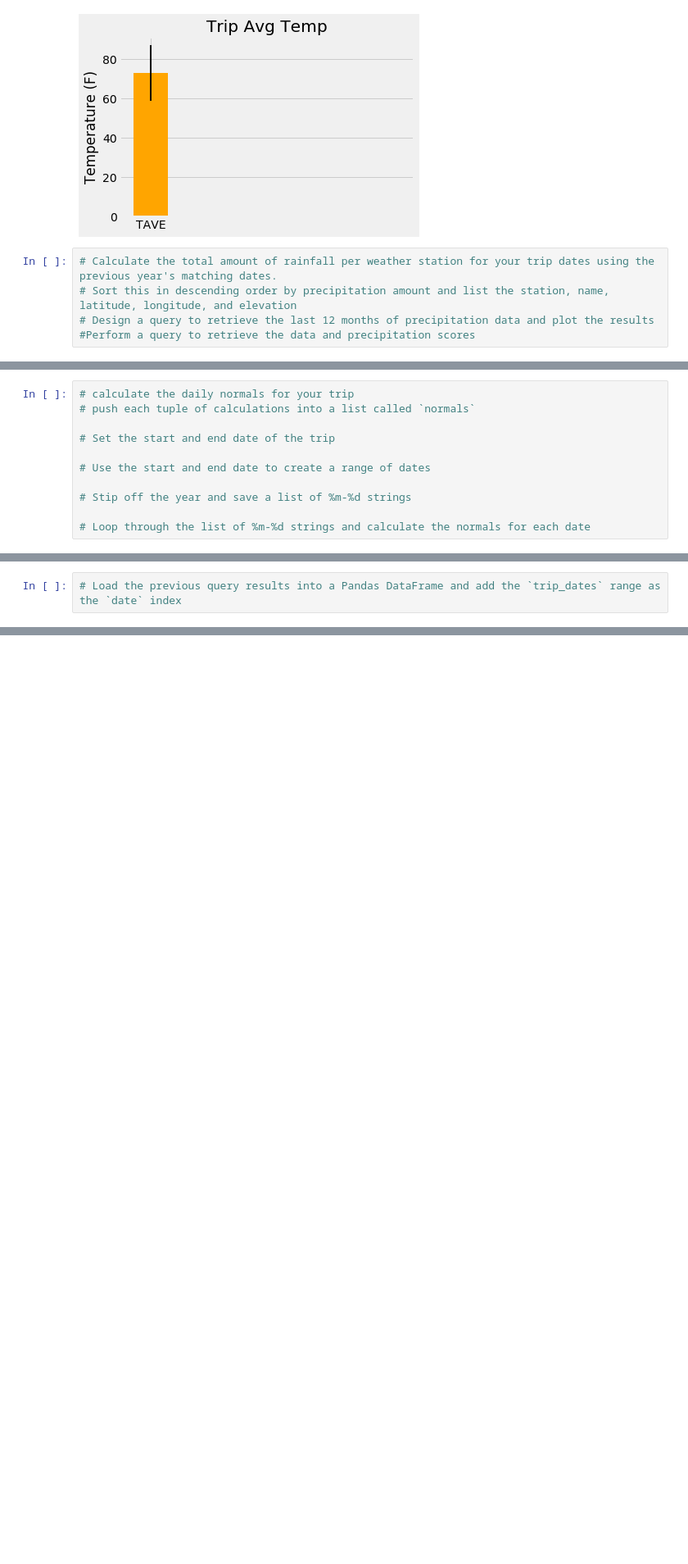
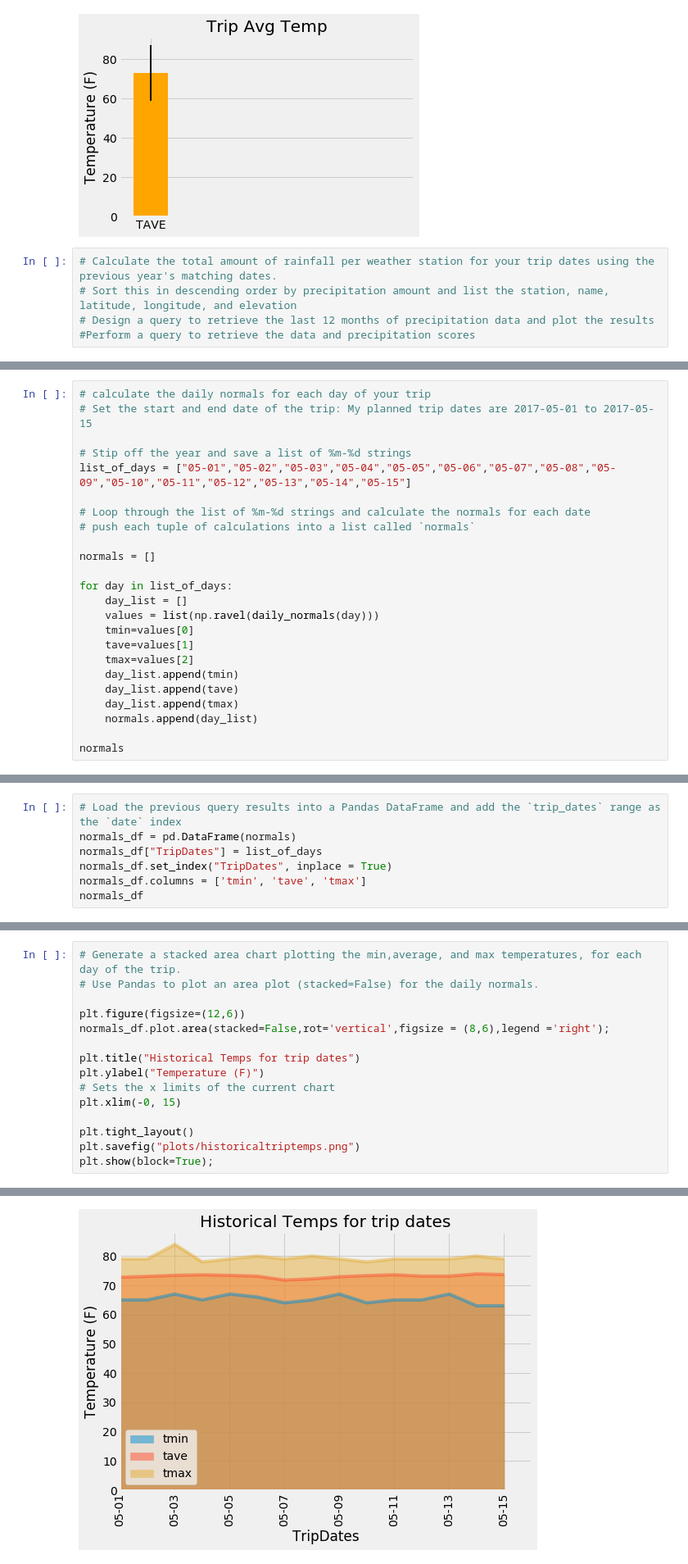
Before and after one commit to paulfhardy/sqlalchemy-challenge, a Jupyter notebook: climate_starter.ipynb, the cells around one changed output, grey strips where cells are left out. Shown: that part at 82% size. Saved outputs shown, nothing was run; the diff lists cells and outputs as text; blank space fills up the shorter version.

```diff
--- a/climate_starter.ipynb
+++ b/climate_starter.ipynb
@@ -457,11 +471,24 @@ daily_normals("01-01")
 # %%
-# calculate the daily normals for your trip
+# calculate the daily normals for each day of your trip
+# Set the start and end date of the trip: My planned trip dates are 2017-05-01 to 2017-05-15
+
+# Stip off the year and save a list of %m-%d strings
+list_of_days = ["05-01","05-02","05-03","05-04","05-05","05-06","05-07","05-08","05-09","05-10","05-11","05-12","05-13","05-14","05-15"]
+
+# Loop through the list of %m-%d strings and calculate the normals for each date
 # push each tuple of calculations into a list called `normals`
 
-# Set the start and end date of the trip
+normals = []
 
-# Use the start and end date to create a range of dates
+for day in list_of_days:
+    day_list = []
+    values = list(np.ravel(daily_normals(day)))
+    tmin=values[0]
+    tave=values[1]
+    tmax=values[2]
+    day_list.append(tmin)
+    day_list.append(tave)
+    day_list.append(tmax)
+    normals.append(day_list)
 
-# Stip off the year and save a list of %m-%d strings
-
-# Loop through the list of %m-%d strings and calculate the normals for each date
+normals
@@ -468,2 +511,7 @@ daily_normals("01-01")
 # %%
 # Load the previous query results into a Pandas DataFrame and add the `trip_dates` range as the `date` index
+normals_df = pd.DataFrame(normals)
+normals_df["TripDates"] = list_of_days
+normals_df.set_index("TripDates", inplace = True)
+normals_df.columns = ['tmin', 'tave', 'tmax']
+normals_df
@@ -471,0 +536,16 @@ daily_normals("01-01")
+# %%
+# Generate a stacked area chart plotting the min,average, and max temperatures, for each day of the trip.
+# Use Pandas to plot an area plot (stacked=False) for the daily normals.
+
+plt.figure(figsize=(12,6))
+normals_df.plot.area(stacked=False,rot='vertical',figsize = (8,6),legend ='right');
+
+plt.title("Historical Temps for trip dates")
+plt.ylabel("Temperature (F)")
+# Sets the x limits of the current chart
+plt.xlim(-0, 15)
+
+plt.tight_layout()
+plt.savefig("plots/historicaltriptemps.png")
+plt.show(block=True);
+# %% [output]
@@ -471,0 +553 @@ daily_normals("01-01")
+[figure, added]
```
Also changed, not shown: parts of 8 cells of this notebook, 2 other files.
